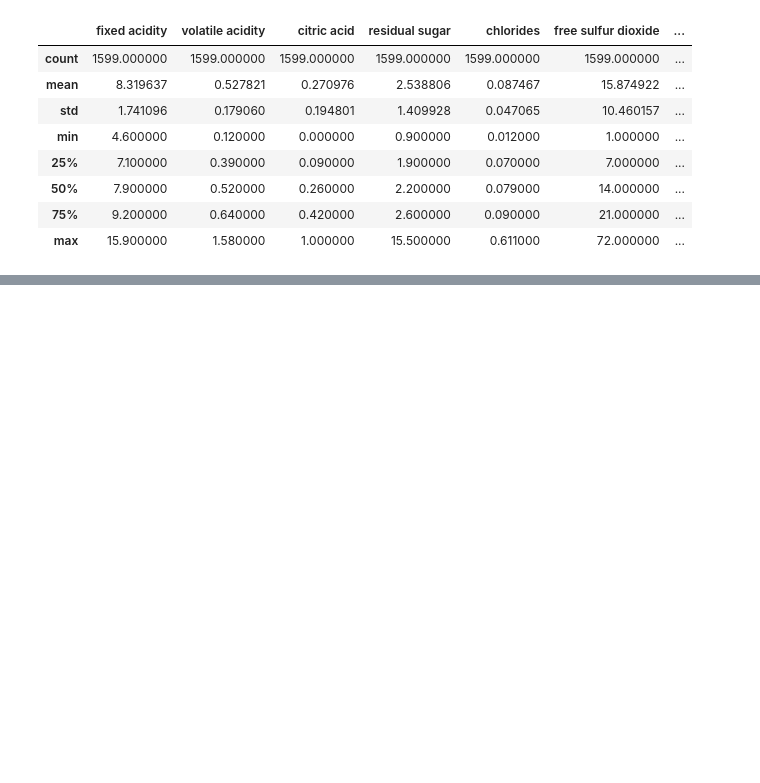
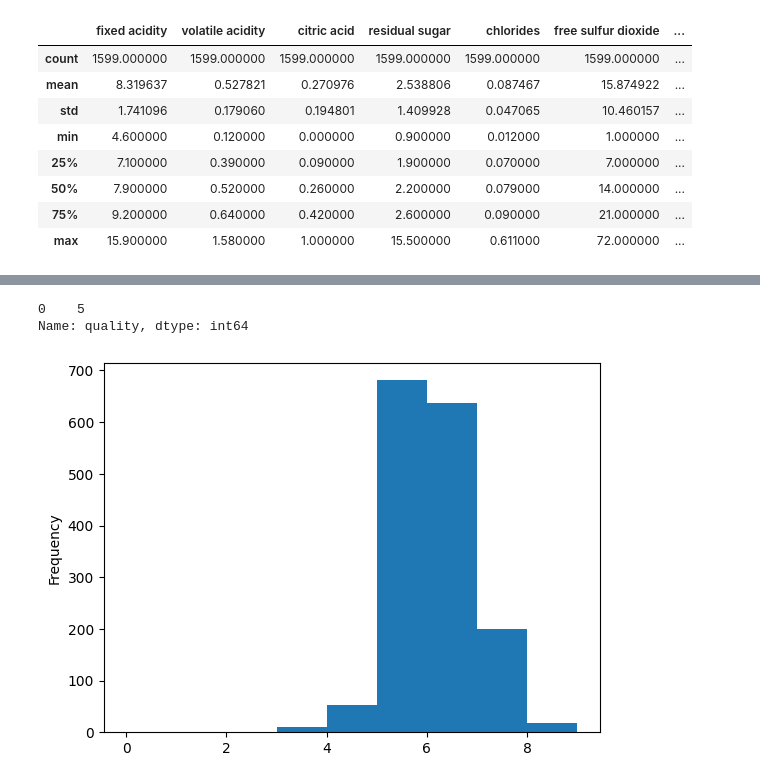
Before and after one commit to matthew-burr/machine_learning_final, a Jupyter notebook: project.ipynb, the cells around one changed output, grey strips where cells are left out. Saved outputs shown, nothing was run; the diff lists cells and outputs as text; code cells hidden in the pictures; blank space fills up the shorter version.

Commit message:
Initial data exploration

```diff
--- a/project.ipynb
+++ b/project.ipynb
@@ -63,0 +65,6 @@ Successfully loaded data. Here's a basic description:
+# %%
+data.quality.plot.hist(bins=range(10))
+# %% [output]
+0    5
+Name: quality, dtype: int64
+[figure, added]
```
Also changed, not shown: parts of 9 cells of this notebook, 1 other file.
